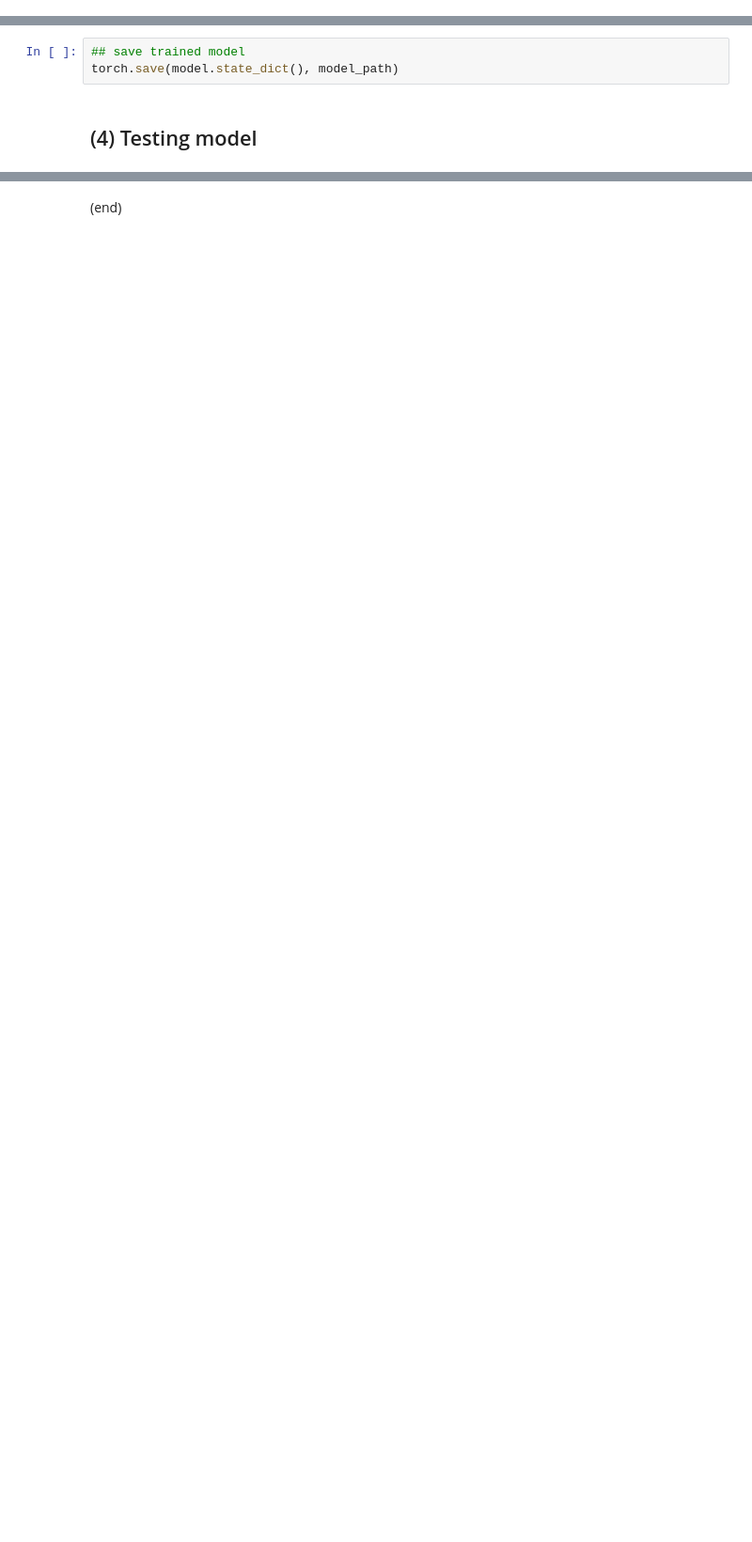
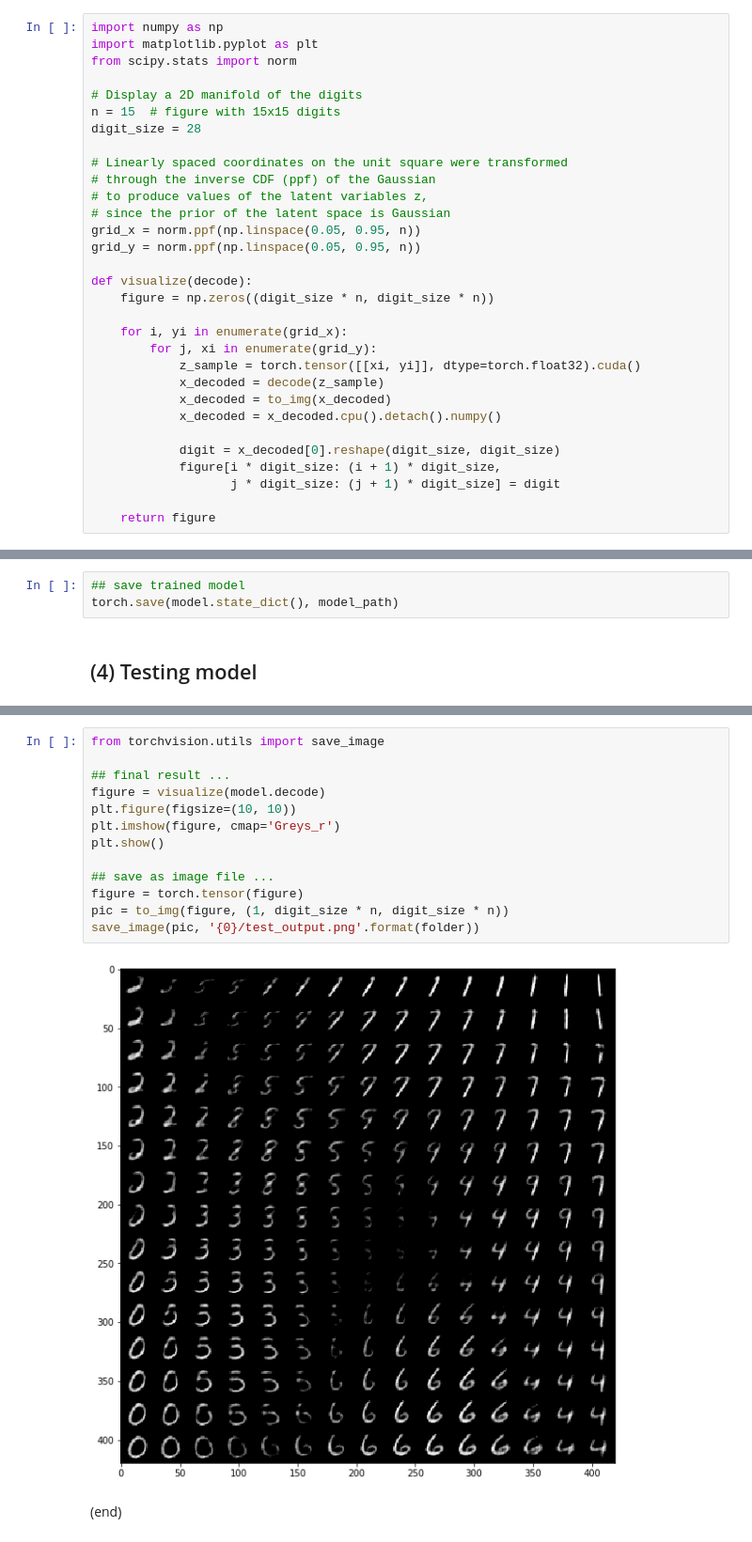
Before and after one commit to stnoh/MyDeepLearning, a Jupyter notebook: PyTorch/AutoEncoder3-VAE.ipynb, the cells around one changed output, grey strips where cells are left out. Shown: that part at 94% size. Cells and saved outputs as stored; diff of their text form; blank space fills up the shorter version.

Commit message:
# AutoEncoder3-VAE.ipynb (latent dimension=2)

```diff
--- a/PyTorch/AutoEncoder3-VAE.ipynb
+++ b/PyTorch/AutoEncoder3-VAE.ipynb
@@ -166,5 +181,36 @@ Estimated Total Size (MB): 7.45
 ----------------------------------------------------------------
 # %% [markdown]
 ## (3) Training model
+# %%
+import numpy as np
+import matplotlib.pyplot as plt
+from scipy.stats import norm
+
+# Display a 2D manifold of the digits
+n = 15  # figure with 15x15 digits
+digit_size = 28
+
+# Linearly spaced coordinates on the unit square were transformed
+# through the inverse CDF (ppf) of the Gaussian
+# to produce values of the latent variables z,
+# since the prior of the latent space is Gaussian
+grid_x = norm.ppf(np.linspace(0.05, 0.95, n))
+grid_y = norm.ppf(np.linspace(0.05, 0.95, n))
+
+def visualize(decode):
+    figure = np.zeros((digit_size * n, digit_size * n))
+
+    for i, yi in enumerate(grid_x):
+        for j, xi in enumerate(grid_y):
+            z_sample = torch.tensor([[xi, yi]], dtype=torch.float32).cuda()
+            x_decoded = decode(z_sample)
+            x_decoded = to_img(x_decoded)
+            x_decoded = x_decoded.cpu().detach().numpy()
+
+            digit = x_decoded[0].reshape(digit_size, digit_size)
+            figure[i * digit_size: (i + 1) * digit_size,
+                   j * digit_size: (j + 1) * digit_size] = digit
+
+    return figure
 # %%
 from torchvision.utils import save_image
@@ -254,2 +296,17 @@ VAE(
+# %%
+from torchvision.utils import save_image
+
+## final result ...
+figure = visualize(model.decode)
+plt.figure(figsize=(10, 10))
+plt.imshow(figure, cmap='Greys_r')
+plt.show()
+
+## save as image file ...
+figure = torch.tensor(figure)
+pic = to_img(figure, (1, digit_size * n, digit_size * n))
+save_image(pic, '{0}/test_output.png'.format(folder))
+# %% [output]
+[figure, added]
 # %% [markdown]
 (end)
```
Also changed, not shown: parts of 8 cells of this notebook.
